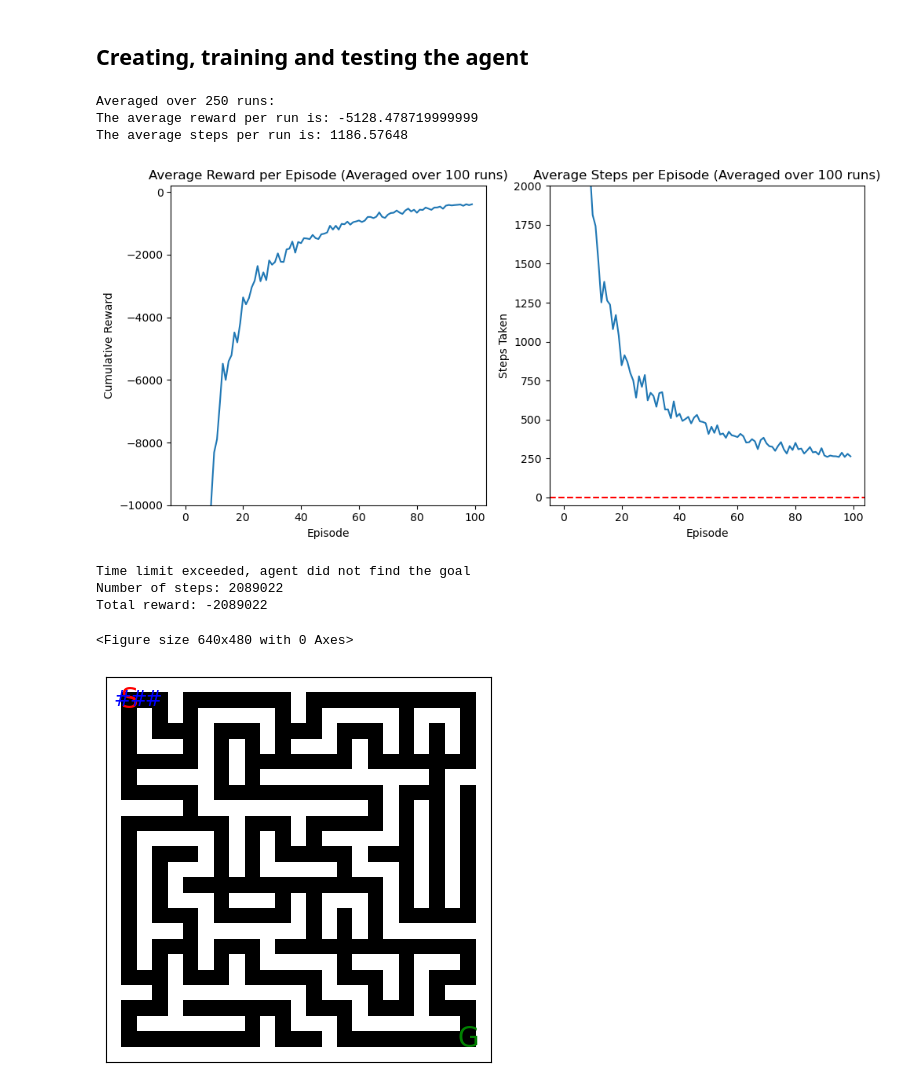
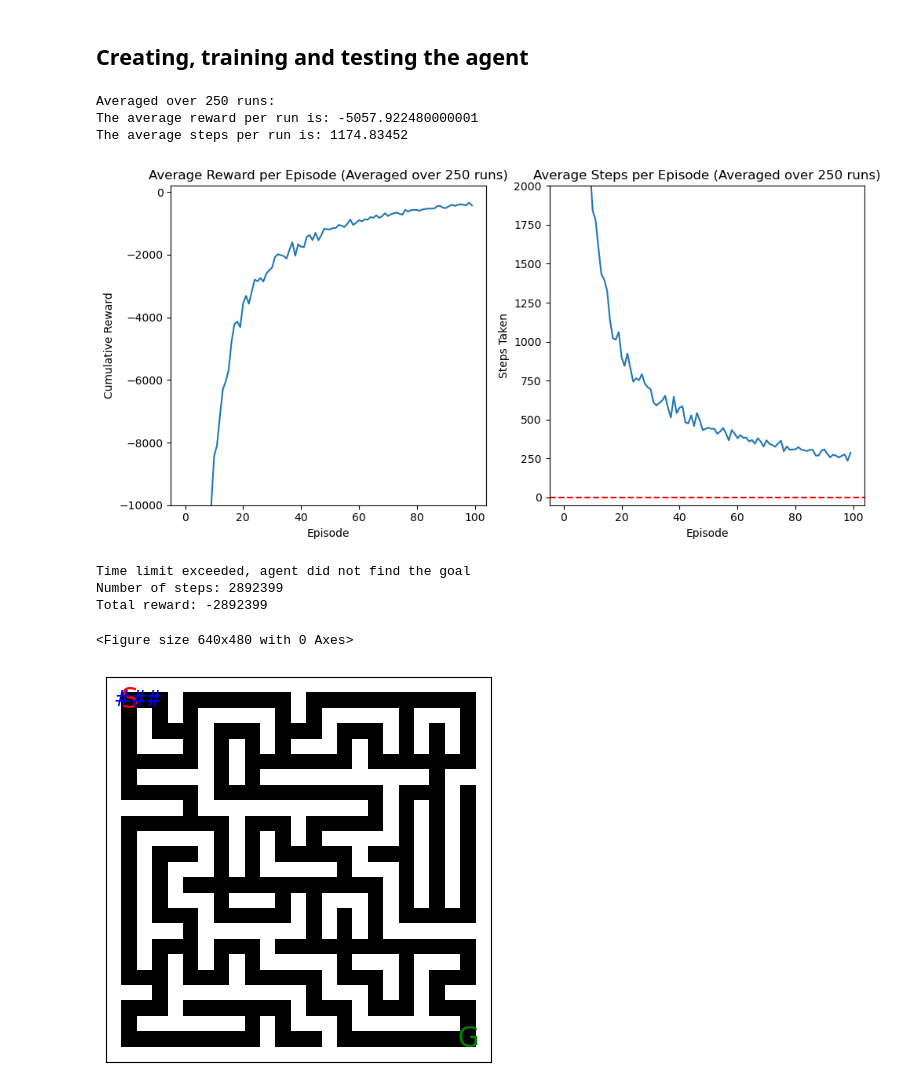
Before and after one commit to erikIsChamp/Solving-mazes-with-Q-learning, a Jupyter notebook: model_3.ipynb, the cells around one changed output. Drawn from its saved outputs; the diff is of its cells as text; code cells hidden in the pictures.

```diff
--- a/model_3.ipynb
+++ b/model_3.ipynb
@@ -283,21 +283,21 @@ def agent_factory(num_episodes):
 # %%
 num_episodes = 100
 num_runs = 250
 last_agent, avg_rewards, avg_steps = train_agent(agent_factory, maze, num_episodes, num_runs)
 
 # Plot data from training
-plot_training(avg_rewards, avg_steps, num_episodes)
+plot_training(avg_rewards, avg_steps, num_runs)
 
 # Testing the agent after training
 test_agent(last_agent, maze)
 # %% [output]
 Averaged over 250 runs:
-The average reward per run is: -5128.478719999999
-The average steps per run is: 1186.57648
+The average reward per run is: -5057.922480000001
+The average steps per run is: 1174.83452
-[figure, old version]
+[figure, new version]
 Time limit exceeded, agent did not find the goal
-Number of steps: 2089022
-Total reward: -2089022
+Number of steps: 2892399
+Total reward: -2892399
 <Figure size 640x480 with 0 Axes>
 [figure]
 # %%
```
Also changed, not shown: 5 other files.
